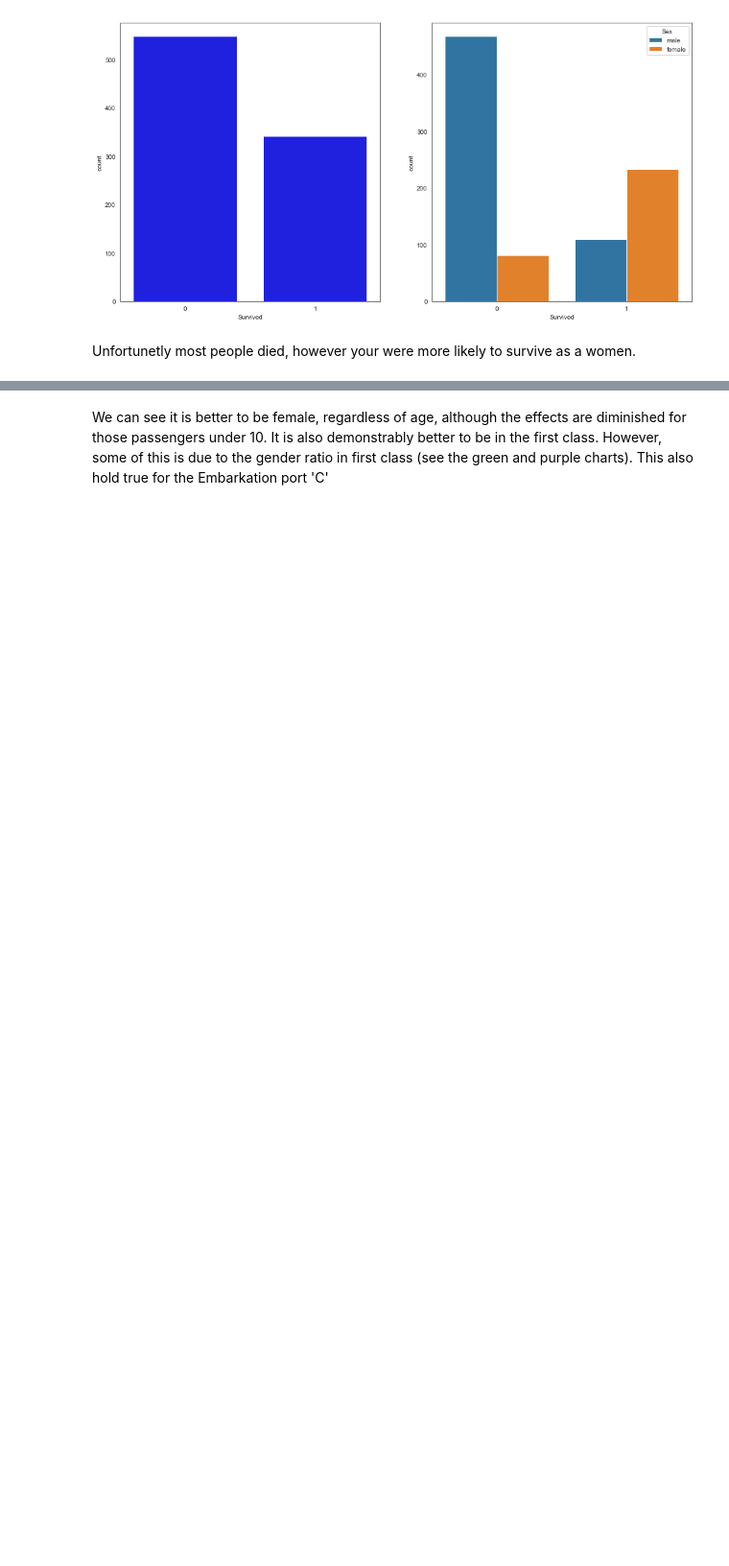
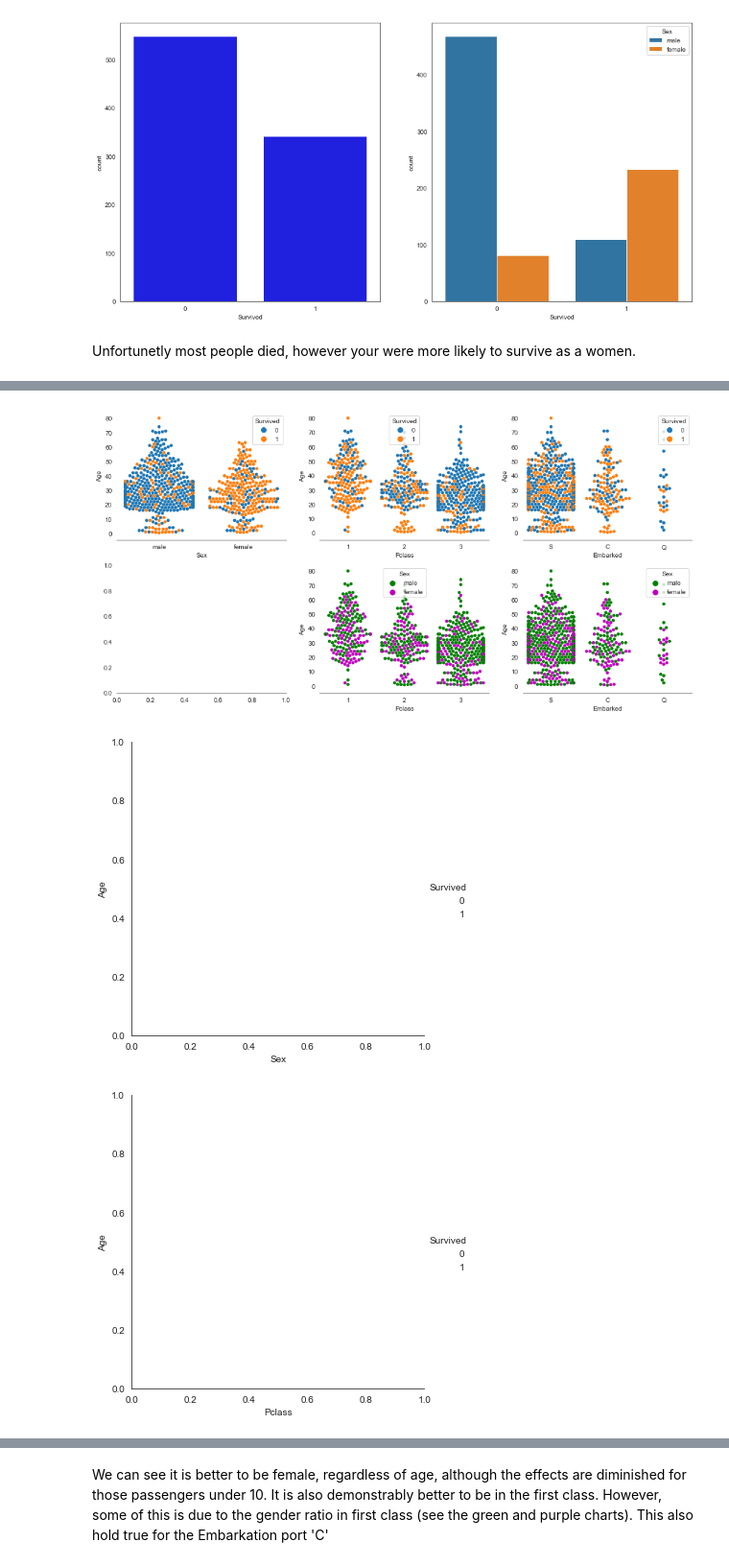
Before and after one commit to kailukowiak/data622_hw2, a Jupyter notebook: eda.ipynb, the cells around one changed output, grey strips where cells are left out. Shown at 96% size. Cells and saved outputs as stored; diff of their text form; code cells hidden in the pictures; blank space fills up the shorter version.

```diff
--- a/eda.ipynb
+++ b/eda.ipynb
@@ -101,0 +108,11 @@ sns.catplot(x="Embarked", y="Age", kind="swarm", hue='Sex',
+# %%
+sns.catplot(x="Pclass", y="Age", kind="swarm", hue='Sex',
+            data=train,palette={"male": "g", "female": "m"}, ax=ax[1,1])
+sns.catplot(x="Embarked", y="Age", kind="swarm", hue='Sex',
+            data=train, palette={"male": "g", "female": "m"}, ax=ax[1,2]);
+
+plt.tight_layout()
+# %% [output]
+[figure, added]
+[figure, added]
+[figure, added]
```
Also changed, not shown: parts of 20 cells of this notebook, 8 other files.
